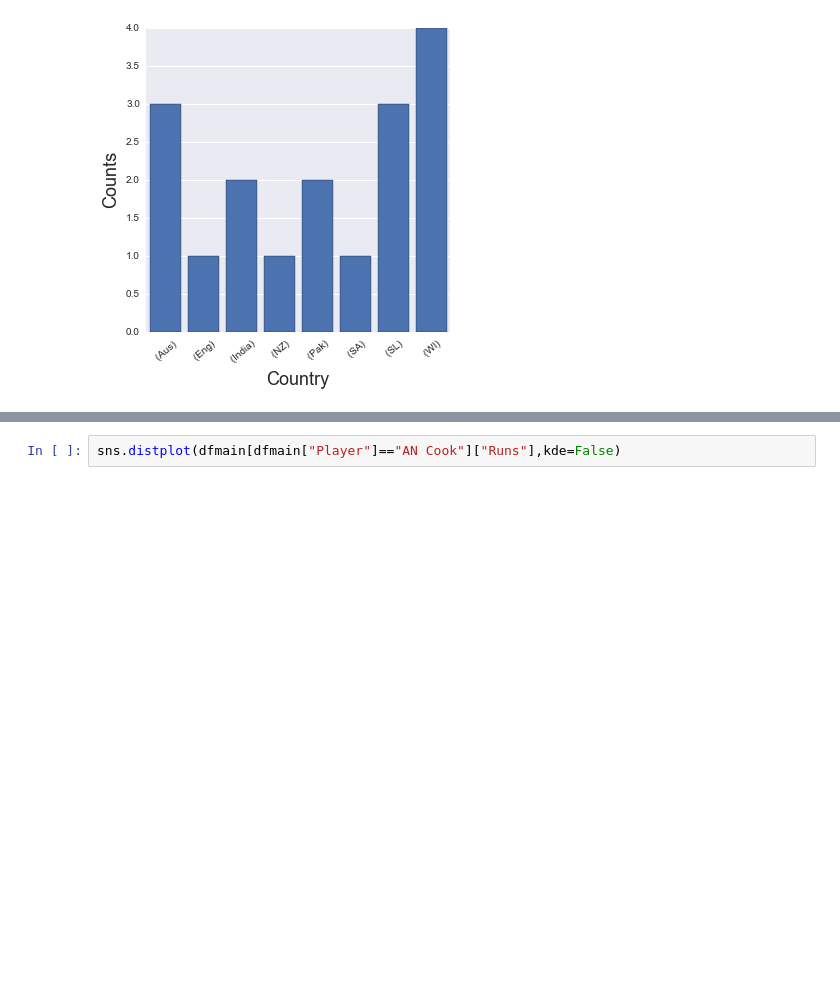
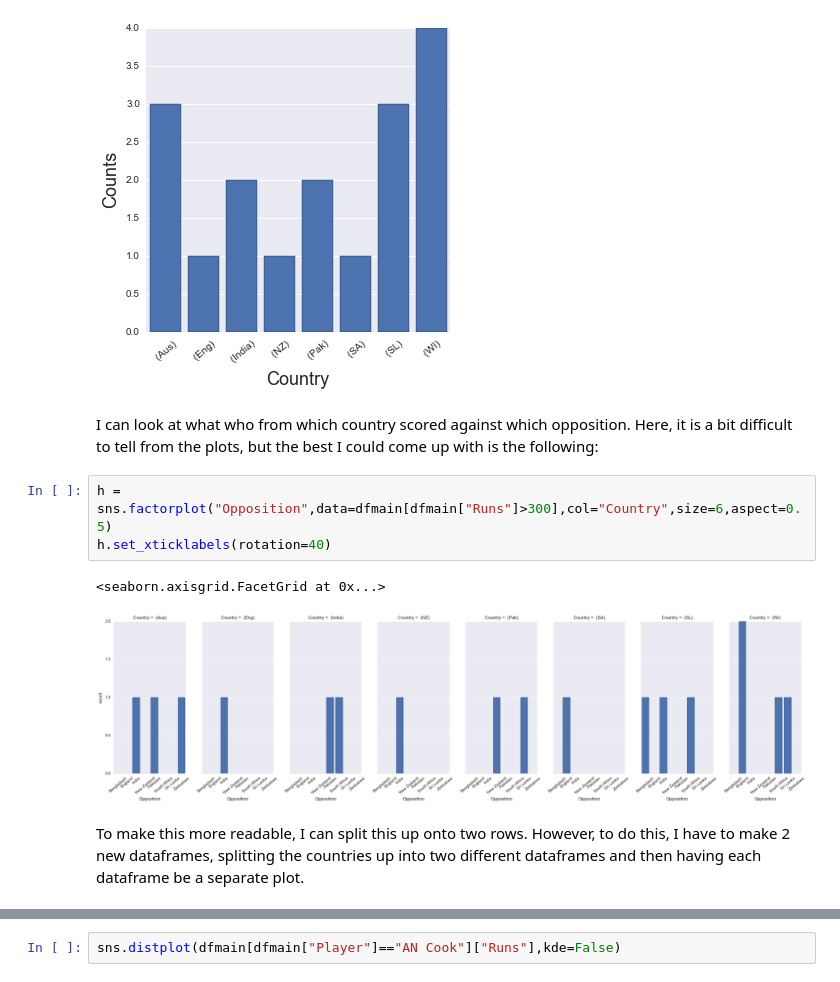
Before and after one commit to maclamont/Cricket, a Jupyter notebook: Cricket.ipynb, the cells around one changed output, grey strips where cells are left out. Cells and saved outputs as stored; diff of their text form; blank space fills up the shorter version.

```diff
--- a/Cricket.ipynb
+++ b/Cricket.ipynb
@@ -207,3 +207,13 @@ h.set_xticklabels(rotation=40)
 # %% [output]
 <seaborn.axisgrid.FacetGrid at 0x...>
 [figure]
+# %% [markdown]
+I can look at what who from which country scored against which opposition.  Here, it is a bit difficult to tell from the plots, but the best I could come up with is the following:
+# %%
+h = sns.factorplot("Opposition",data=dfmain[dfmain["Runs"]>300],col="Country",size=6,aspect=0.5)
+h.set_xticklabels(rotation=40)
+# %% [output]
+<seaborn.axisgrid.FacetGrid at 0x...>
+[figure, added]
+# %% [markdown]
+To make this more readable, I can split this up onto two rows.  However, to do this, I have to make 2 new dataframes, splitting the countries up into two different dataframes and then having each dataframe be a separate plot.
```
Also changed, not shown: parts of 8 cells of this notebook.
